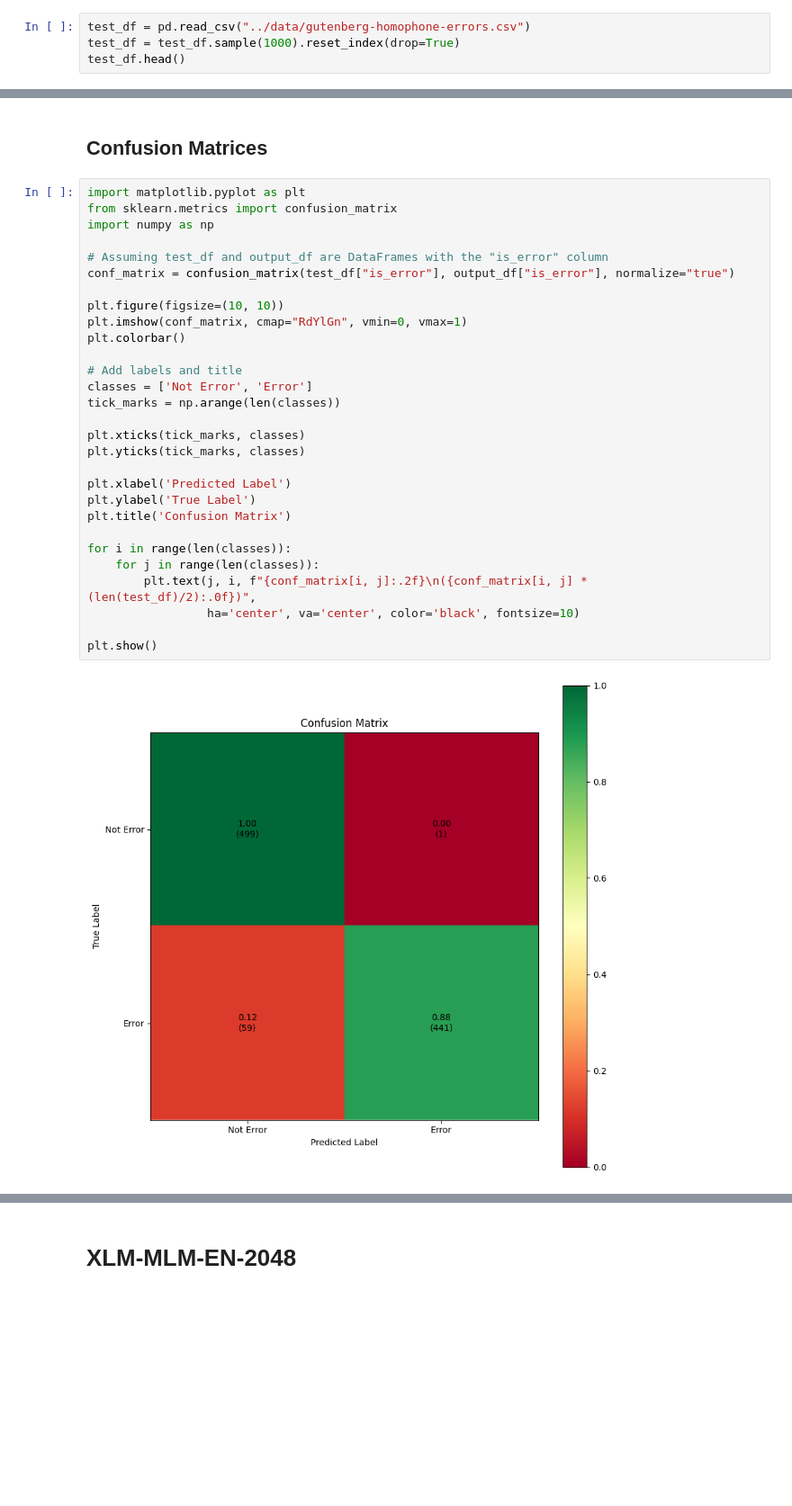
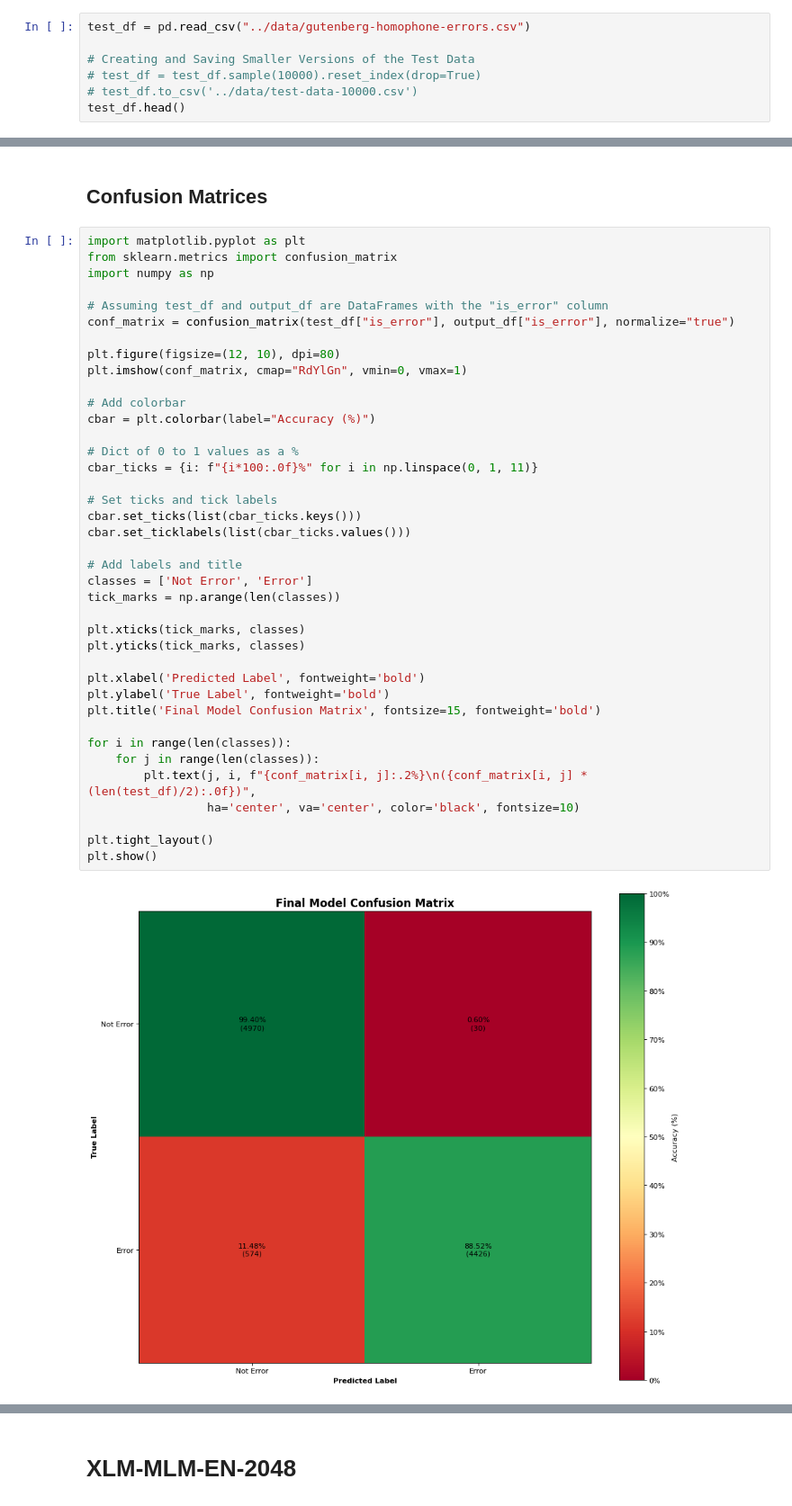
Before and after one commit to mfgeary/dsan5800-final-project, a Jupyter notebook: code/final-model.ipynb, the cells around one changed output, grey strips where cells are left out. Shown at 90% size. Cells and saved outputs as stored; diff of their text form; blank space fills up the shorter version.

```diff
--- a/code/final-model.ipynb
+++ b/code/final-model.ipynb
@@ -630,7 +638,10 @@ homophone_checker("I used the drive threw at the restaurant and eight way two mu
 | 0 | i used the drive threw at the res... | True | True | [4, 11] | [threw, two] | [through, too] | I used the drive through at the r... |
 # %%
 test_df = pd.read_csv("../data/gutenberg-homophone-errors.csv")
-test_df = test_df.sample(1000).reset_index(drop=True)
+
+# Creating and Saving Smaller Versions of the Test Data
+# test_df = test_df.sample(10000).reset_index(drop=True)
+# test_df.to_csv('../data/test-data-10000.csv')
 test_df.head()
 # %% [output]
 |  | sentence | has_homophone | is_error | error_idx | error | correct_word | correct_sentence |
@@ -758,34 +804,44 @@ CORRECT WORD REPORT:
 # %%
 import matplotlib.pyplot as plt
 from sklearn.metrics import confusion_matrix
 import numpy as np
 
 # Assuming test_df and output_df are DataFrames with the "is_error" column
 conf_matrix = confusion_matrix(test_df["is_error"], output_df["is_error"], normalize="true")
 
-plt.figure(figsize=(10, 10))
+plt.figure(figsize=(12, 10), dpi=80)
 plt.imshow(conf_matrix, cmap="RdYlGn", vmin=0, vmax=1)
-plt.colorbar()
+
+# Add colorbar
+cbar = plt.colorbar(label="Accuracy (%)")
+
+# Dict of 0 to 1 values as a %
+cbar_ticks = {i: f"{i*100:.0f}%" for i in np.linspace(0, 1, 11)}
+
+# Set ticks and tick labels
+cbar.set_ticks(list(cbar_ticks.keys()))
+cbar.set_ticklabels(list(cbar_ticks.values()))
 
 # Add labels and title
 classes = ['Not Error', 'Error']
 tick_marks = np.arange(len(classes))
 
 plt.xticks(tick_marks, classes)
 plt.yticks(tick_marks, classes)
 
-plt.xlabel('Predicted Label')
-plt.ylabel('True Label')
-plt.title('Confusion Matrix')
+plt.xlabel('Predicted Label', fontweight='bold')
+plt.ylabel('True Label', fontweight='bold')
+plt.title('Final Model Confusion Matrix', fontsize=15, fontweight='bold')
 
 for i in range(len(classes)):
     for j in range(len(classes)):
-        plt.text(j, i, f"{conf_matrix[i, j]:.2f}\n({conf_matrix[i, j] * (len(test_df)/2):.0f})",
+        plt.text(j, i, f"{conf_matrix[i, j]:.2%}\n({conf_matrix[i, j] * (len(test_df)/2):.0f})",
                  ha='center', va='center', color='black', fontsize=10)
 
+plt.tight_layout()
 plt.show()
 # %% [output]
-[figure, old version]
+[figure, new version]
 # %%
 import matplotlib.pyplot as plt
 from sklearn.metrics import confusion_matrix
```
Also changed, not shown: parts of 13 cells of this notebook, 4 other files.
